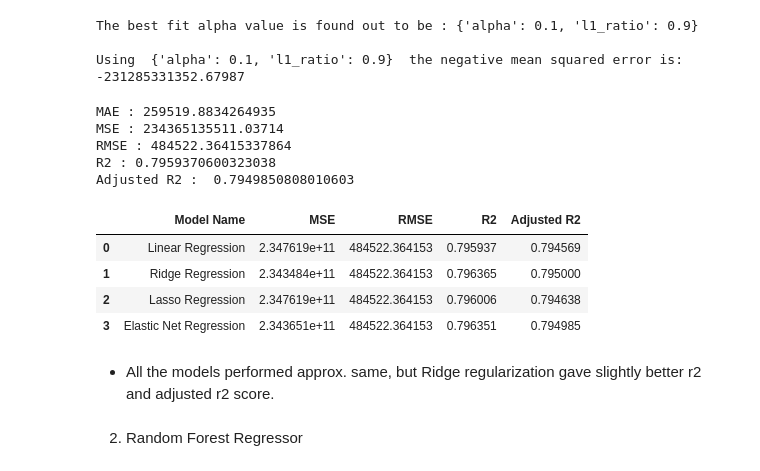
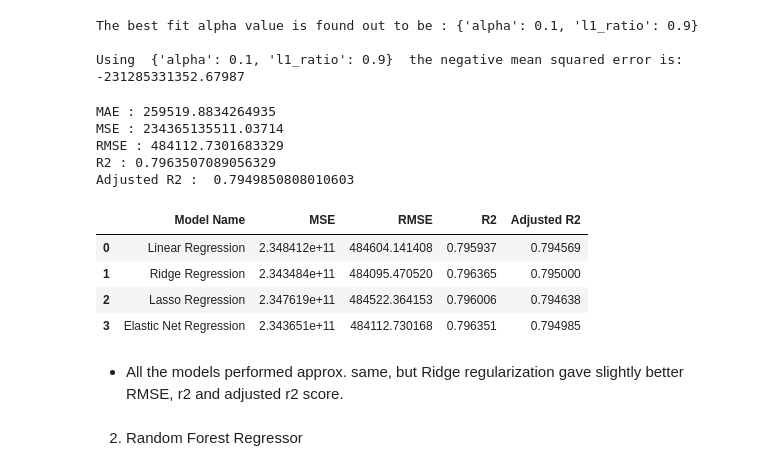
Before and after one commit to Aehteshaam-Shaikh/Ted-Talk-views-prediction, a Jupyter notebook: Ted_Talk_Views_Prediction.ipynb, the cells around one changed output. Cells and saved outputs as stored; diff of their text form; code cells hidden in the pictures.

```diff
--- a/Ted_Talk_Views_Prediction.ipynb
+++ b/Ted_Talk_Views_Prediction.ipynb
@@ -706,0 +674,16 @@ Adjusted R2 :  0.7945686580878432
+# %%
+# Evaluation metrics
+Linear_MAE = mean_absolute_error(Y_test, Y_Test_pred)
+print("MAE :" ,Linear_MAE)
+
+Linear_MSE  = mean_squared_error((Y_test), (Y_Test_pred))
+print("MSE :" , Linear_MSE)
+
+Linear_RMSE = np.sqrt(Linear_MSE)
+print("RMSE :" ,Linear_RMSE)
+
+Linear_r2 = r2_score((Y_test), (Y_Test_pred))
+print("R2 :" ,Linear_r2)
+
+Linear_adjusted_r2 = 1-(1-r2_score((Y_test), (Y_Test_pred)))*((X_test.shape[0]-1)/(X_test.shape[0]-X_test.shape[1]-1))
+print("Adjusted R2 : ",Linear_adjusted_r2)
@@ -770,7 +759,7 @@ print("MAE :" ,Lasso_MAE)
 Lasso_MSE  = mean_squared_error((Y_test), (Y_pred_lasso))
 print("MSE :" ,Lasso_MSE)
 
-Lasso_RMSE = np.sqrt(MSE)
+Lasso_RMSE = np.sqrt(Lasso_MSE)
 print("RMSE :" ,Lasso_RMSE)
 
 Lasso_r2 = r2_score((Y_test),(Y_pred_lasso))
@@ -828,10 +817,10 @@ Ridge_MAE = mean_absolute_error(Y_test, Y_pred_ridge)
 print("MAE :" ,Ridge_MAE)
 
 Ridge_MSE  = mean_squared_error((Y_test), (Y_pred_ridge))
-print("MSE :" , MSE)
+print("MSE :" , Ridge_MSE)
 
-Ridge_RMSE = np.sqrt(MSE)
-print("RMSE :" ,RMSE)
+Ridge_RMSE = np.sqrt(Ridge_MSE)
+print("RMSE :" ,Ridge_RMSE)
 
 Ridge_r2 = r2_score((Y_test), (Y_pred_ridge))
 print("R2 :" ,Ridge_r2)
@@ -892,38 +882,38 @@ print("MAE :" ,Elastic_MAE)
 Elastic_MSE  = mean_squared_error((Y_test), (Y_pred_elastic))
 print("MSE :" ,Elastic_MSE)
 
-Elastic_RMSE = np.sqrt(MSE)
+Elastic_RMSE = np.sqrt(Elastic_MSE)
 print("RMSE :" ,Elastic_RMSE)
 
 Elastic_r2 = r2_score((Y_test),(Y_pred_elastic))
 
-print("R2 :" ,r2)
+print("R2 :" ,Elastic_r2)
 
 Elastic_adjusted_r2 = 1-(1-r2_score((Y_test),(Y_pred_elastic)))*((X_test.shape[0]-1)/(X_test.shape[0]-X_test.shape[1]-1))
 print("Adjusted R2 : ",Elastic_adjusted_r2)
 # %% [output]
 MAE : 259519.8834264935
 MSE : 234365135511.03714
-RMSE : 484522.36415337864
-R2 : 0.7959370600323038
+RMSE : 484112.7301683329
+R2 : 0.7963507089056329
 Adjusted R2 :  0.7949850808010603
 # %%
 # Summary
 model_data = pd.DataFrame()
 model_data['Model Name'] = ['Linear Regression','Ridge Regression','Lasso Regression','Elastic Net Regression']
-model_data['MSE'] = [MSE,Ridge_MSE,Lasso_MSE,Elastic_MSE]
-model_data['RMSE'] = [RMSE,Ridge_RMSE,Lasso_RMSE,Elastic_RMSE]
-model_data['R2'] = [r2,Ridge_r2,Lasso_r2,Elastic_r2]
-model_data['Adjusted R2'] = [adjusted_r2,Ridge_adjusted_r2,Lasso_adjusted_r2,Elastic_adjusted_r2]
+model_data['MSE'] = [Linear_MSE,Ridge_MSE,Lasso_MSE,Elastic_MSE]
+model_data['RMSE'] = [Linear_RMSE,Ridge_RMSE,Lasso_RMSE,Elastic_RMSE]
+model_data['R2'] = [Linear_r2,Ridge_r2,Lasso_r2,Elastic_r2]
+model_data['Adjusted R2'] = [Linear_adjusted_r2,Ridge_adjusted_r2,Lasso_adjusted_r2,Elastic_adjusted_r2]
 model_data
 # %% [output]
 |  | Model Name | MSE | RMSE | R2 | Adjusted R2 |
-| 0 | Linear Regression | 2.347619e+11 | 484522.364153 | 0.795937 | 0.794569 |
-| 1 | Ridge Regression | 2.343484e+11 | 484522.364153 | 0.796365 | 0.795000 |
+| 0 | Linear Regression | 2.348412e+11 | 484604.141408 | 0.795937 | 0.794569 |
+| 1 | Ridge Regression | 2.343484e+11 | 484095.470520 | 0.796365 | 0.795000 |
 | 2 | Lasso Regression | 2.347619e+11 | 484522.364153 | 0.796006 | 0.794638 |
-| 3 | Elastic Net Regression | 2.343651e+11 | 484522.364153 | 0.796351 | 0.794985 |
+| 3 | Elastic Net Regression | 2.343651e+11 | 484112.730168 | 0.796351 | 0.794985 |
 # %% [markdown]
-* All the models performed approx. same, but Ridge regularization gave slightly better r2 and adjusted r2 score.
+* All the models performed approx. same, but Ridge regularization gave slightly better RMSE, r2 and adjusted r2 score.
 # %% [markdown]
 2. Random Forest Regressor
 # %%
```
Also changed, not shown: parts of 29 cells of this notebook.
